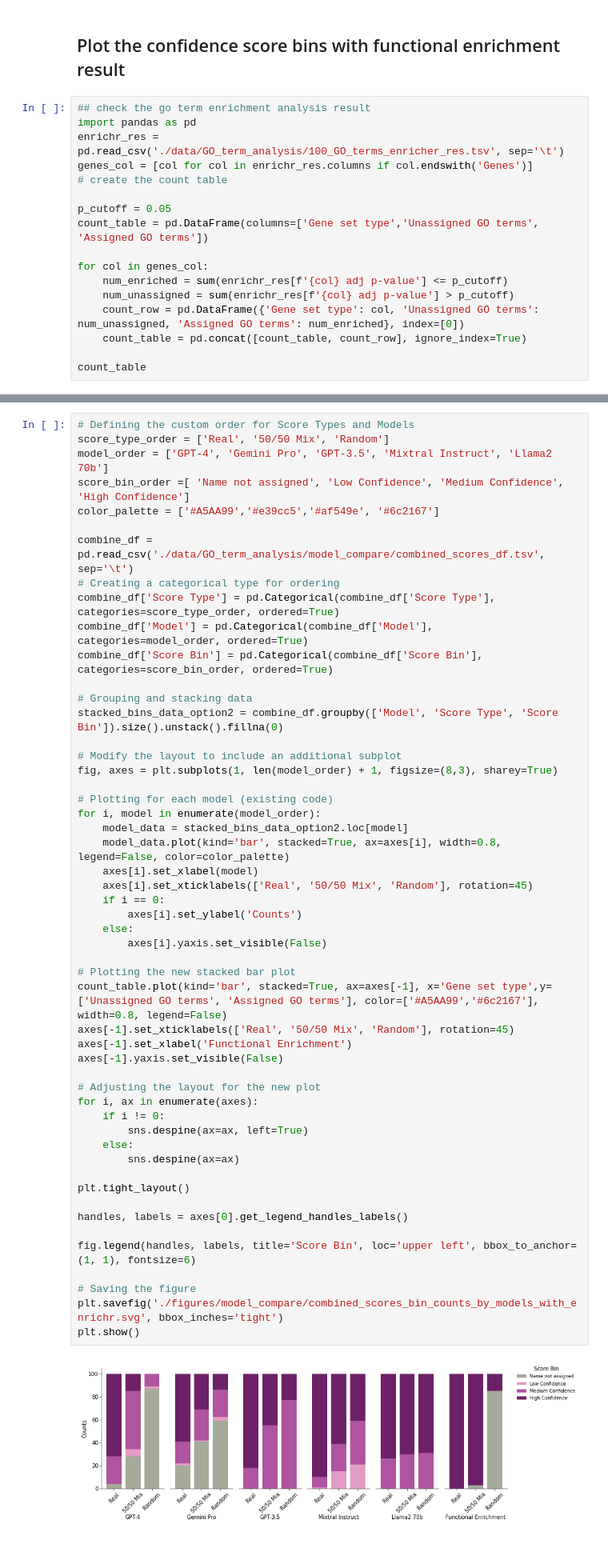
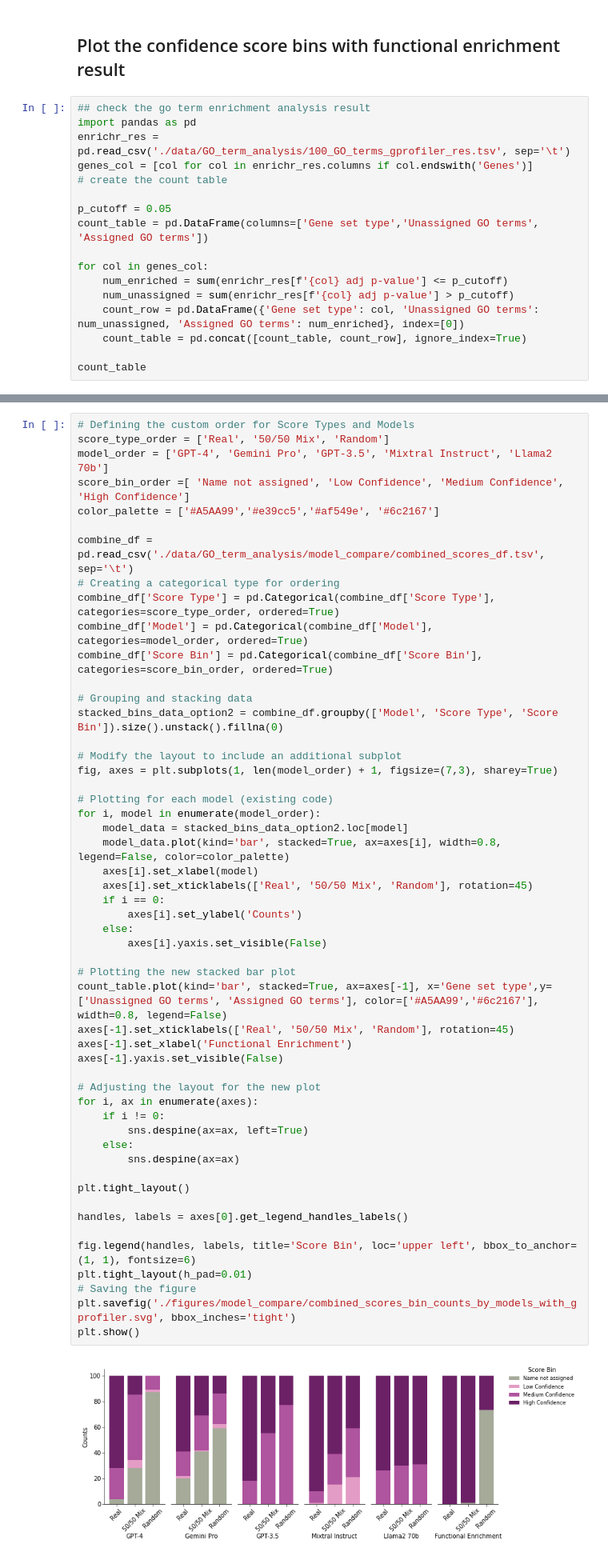
Before and after one commit to idekerlab/llm_evaluation_for_gene_set_interpretation, a Jupyter notebook: 3B-2.[model compare]Check_confidence_scoring_metrics.ipynb, the cells around one changed output, grey strips where cells are left out. Shown at 80% size. Cells and saved outputs as stored; diff of their text form.

```diff
--- a/3B-2.[model compare]Check_confidence_scoring_metrics.ipynb
+++ b/3B-2.[model compare]Check_confidence_scoring_metrics.ipynb
@@ -452,7 +449,7 @@ print(combine_df['Model'].unique())
 # %%
 ## check the go term enrichment analysis result
 import pandas as pd
-enrichr_res = pd.read_csv('./data/GO_term_analysis/100_GO_terms_enricher_res.tsv', sep='\t')
+enrichr_res = pd.read_csv('./data/GO_term_analysis/100_GO_terms_gprofiler_res.tsv', sep='\t')
 genes_col = [col for col in enrichr_res.columns if col.endswith('Genes')]
 # create the count table
 
@@ -517,43 +535,43 @@ combine_df['Score Bin'] = pd.Categorical(combine_df['Score Bin'], categories=sco
 stacked_bins_data_option2 = combine_df.groupby(['Model', 'Score Type', 'Score Bin']).size().unstack().fillna(0)
 
 # Modify the layout to include an additional subplot
-fig, axes = plt.subplots(1, len(model_order) + 1, figsize=(8,3), sharey=True)
+fig, axes = plt.subplots(1, len(model_order) + 1, figsize=(7,3), sharey=True)
 
 # Plotting for each model (existing code)
 for i, model in enumerate(model_order):
     model_data = stacked_bins_data_option2.loc[model]
     model_data.plot(kind='bar', stacked=True, ax=axes[i], width=0.8, legend=False, color=color_palette)
     axes[i].set_xlabel(model)
     axes[i].set_xticklabels(['Real', '50/50 Mix', 'Random'], rotation=45)
     if i == 0:
         axes[i].set_ylabel('Counts')
     else:
         axes[i].yaxis.set_visible(False)
 
 # Plotting the new stacked bar plot
 count_table.plot(kind='bar', stacked=True, ax=axes[-1], x='Gene set type',y=['Unassigned GO terms', 'Assigned GO terms'], color=['#A5AA99','#6c2167'], width=0.8, legend=False)
 axes[-1].set_xticklabels(['Real', '50/50 Mix', 'Random'], rotation=45)
 axes[-1].set_xlabel('Functional Enrichment')
 axes[-1].yaxis.set_visible(False)
 
 # Adjusting the layout for the new plot
 for i, ax in enumerate(axes):
     if i != 0:
         sns.despine(ax=ax, left=True)
     else:
         sns.despine(ax=ax)
 
 plt.tight_layout()
 
 handles, labels = axes[0].get_legend_handles_labels()
 
 fig.legend(handles, labels, title='Score Bin', loc='upper left', bbox_to_anchor=(1, 1), fontsize=6)
-
+plt.tight_layout(h_pad=0.01)
 # Saving the figure
-plt.savefig('./figures/model_compare/combined_scores_bin_counts_by_models_with_enrichr.svg', bbox_inches='tight')
+plt.savefig('./figures/model_compare/combined_scores_bin_counts_by_models_with_gprofiler.svg', bbox_inches='tight')
 plt.show()
 # %% [output]
-[figure, old version]
+[figure, new version]
 # %% [markdown]
 ### Calculate significance
 # %%
```
Also changed, not shown: parts of 4 cells of this notebook, 46 other files.
